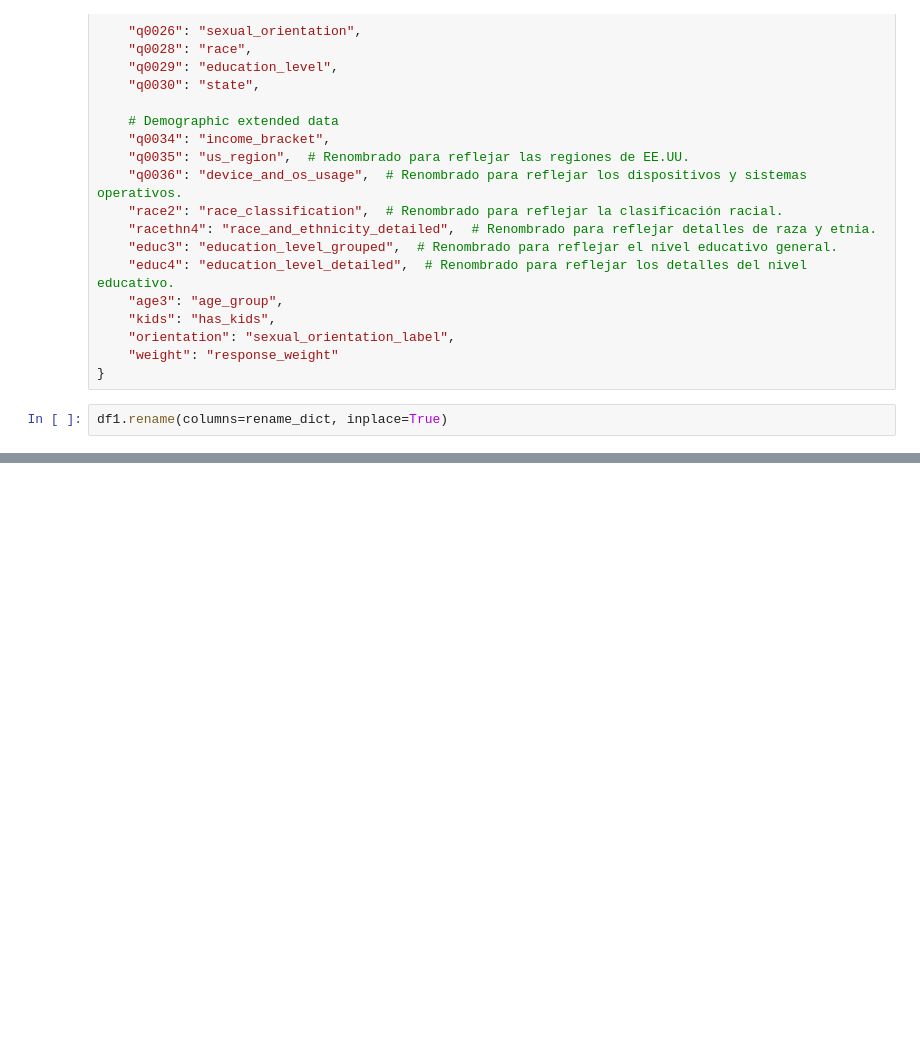
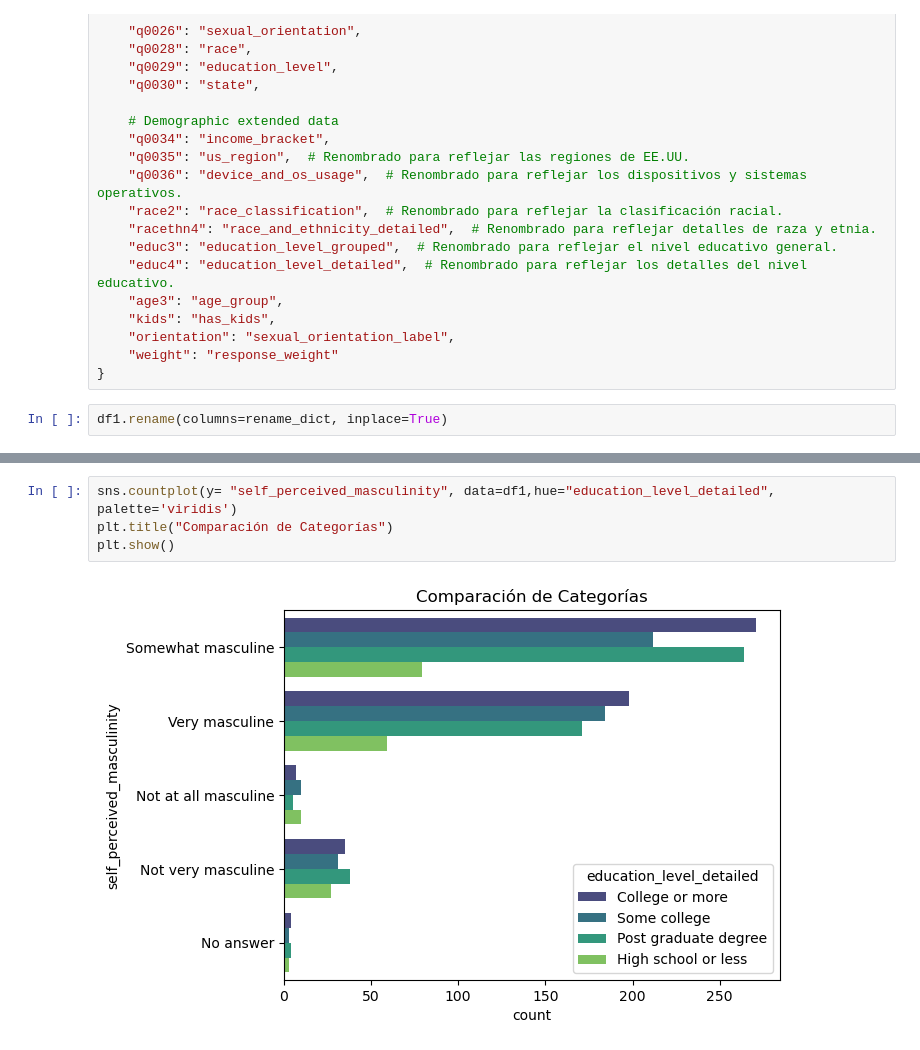
Before and after one commit to NuriaSalasVazquez/da-project-promo-49-modulo-4-team-9, a Jupyter notebook: EDA.ipynb, the cells around one changed output, grey strips where cells are left out. Cells and saved outputs as stored; diff of their text form; blank space fills up the shorter version.

```diff
--- a/EDA.ipynb
+++ b/EDA.ipynb
@@ -259,0 +315,6 @@ memory usage: 1.2+ MB
+# %%
+sns.countplot(y= "self_perceived_masculinity", data=df1,hue="education_level_detailed", palette='viridis')
+plt.title("Comparación de Categorías")
+plt.show()
+# %% [output]
+[figure, added]
```
Also changed, not shown: parts of 18 cells of this notebook, 1 other file.
